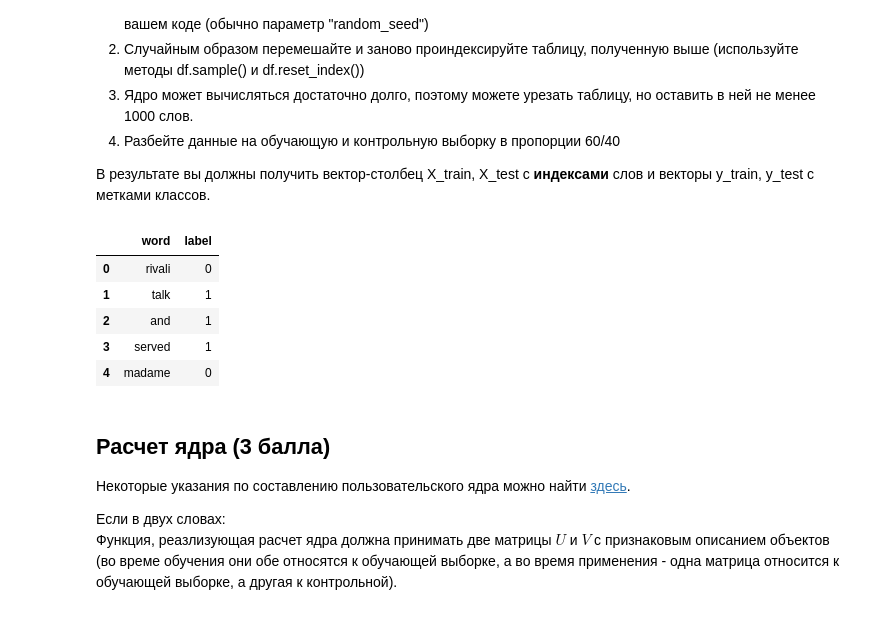
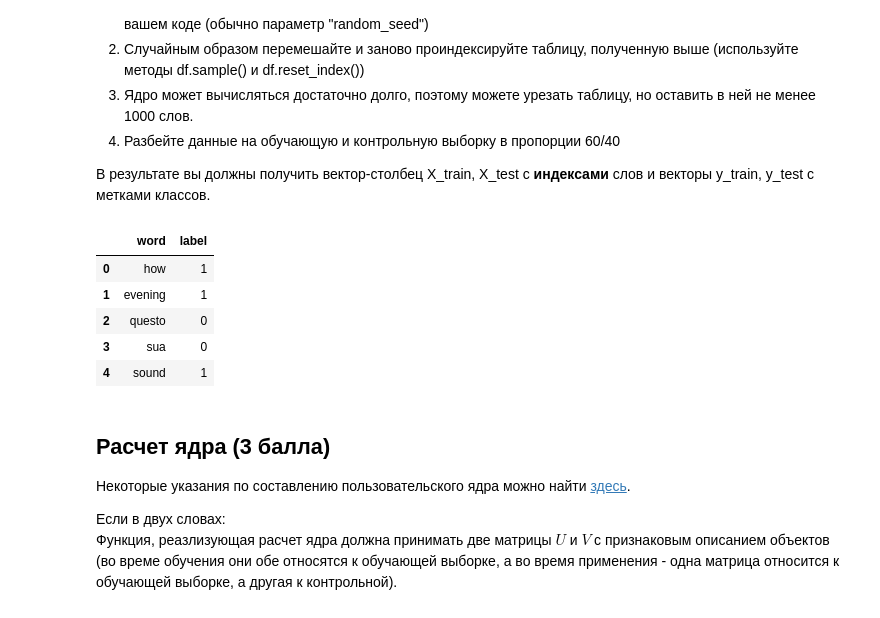
Before and after one commit to PeterZaidel/sphere_ml_2017, a Jupyter notebook: HW5/zaidel-peter-svm.ipynb, the cells around one changed output. Drawn from its saved outputs; the diff is of its cells as text; code cells hidden in the pictures.

```diff
--- a/HW5/zaidel-peter-svm.ipynb
+++ b/HW5/zaidel-peter-svm.ipynb
@@ -330,16 +366,16 @@ from sklearn.cross_validation import train_test_split
 # %%
 RND_SEED = 123
 df = df.sample(frac = 1, random_state = RND_SEED)
 df = df.reset_index(drop = True)
-df = df.iloc[:1000,:]
+df = df.iloc[:100000,:]
 df.head()
 # %% [output]
 |  | word | label |
-| 0 | rivali | 0 |
-| 1 | talk | 1 |
-| 2 | and | 1 |
-| 3 | served | 1 |
-| 4 | madame | 0 |
+| 0 | how | 1 |
+| 1 | evening | 1 |
+| 2 | questo | 0 |
+| 3 | sua | 0 |
+| 4 | sound | 1 |
 # %%
 X_train, X_test, y_train, y_test = train_test_split(np.arange(df.values.shape[0]), df.iloc[:,1].values, test_size = 0.4, random_state = RND_SEED)
 # %% [markdown]
```
Also changed, not shown: parts of 12 cells of this notebook.
